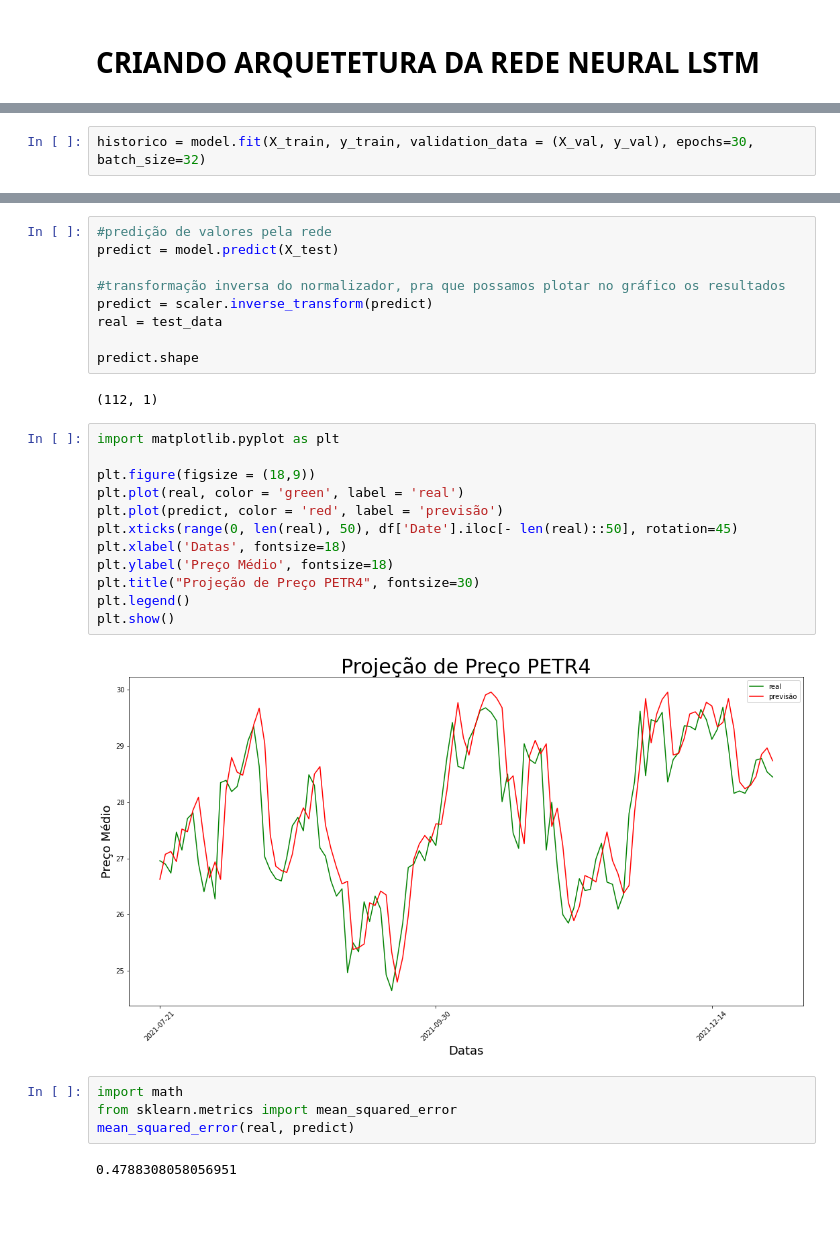
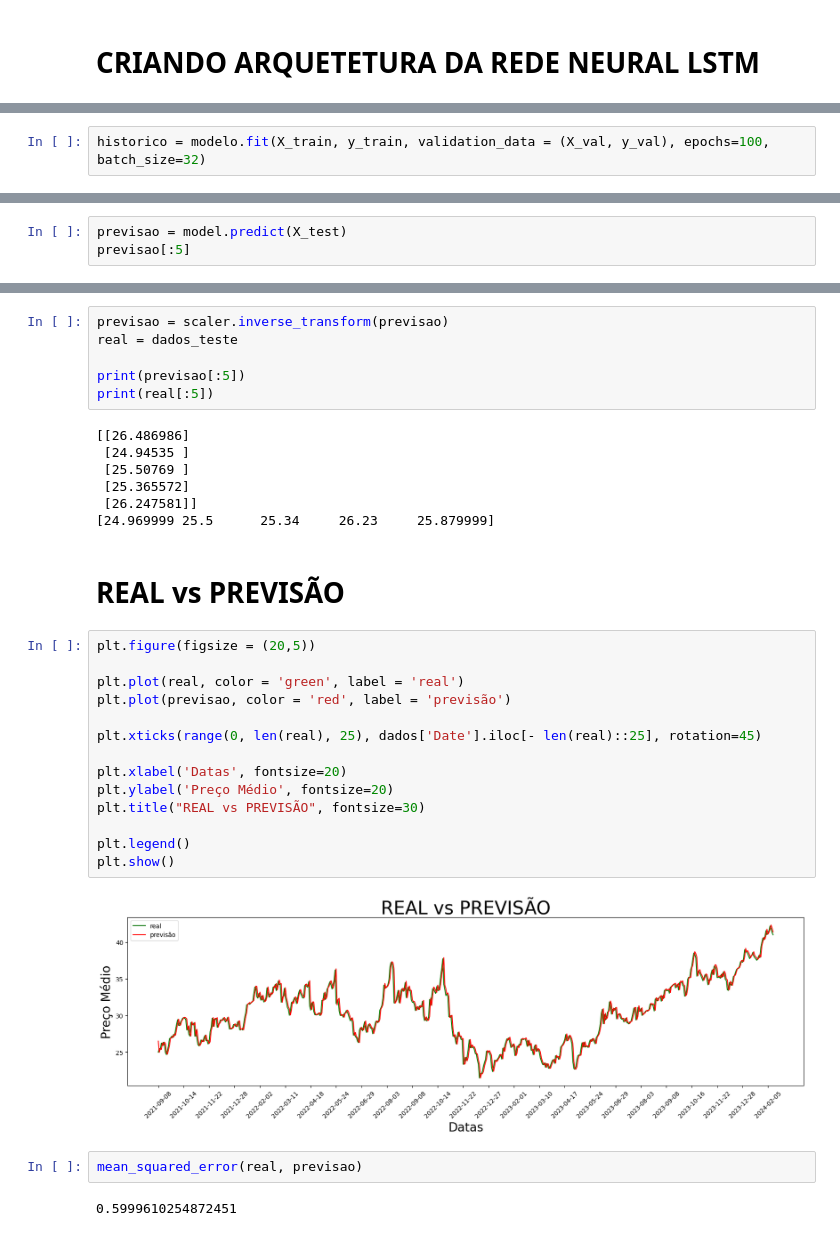
Before and after one commit to GabrielMaurinaAmaral/Rede_Neural, a Jupyter notebook: 8_Redes_Neurais_Recorrentes/LSTM_2_Camadas.ipynb, the cells around one changed output, grey strips where cells are left out. Cells and saved outputs as stored; diff of their text form; blank space fills up the shorter version.

Commit message:
PASTA REDE NEURAL RECUPERADA

```diff
--- a/8_Redes_Neurais_Recorrentes/LSTM_2_Camadas.ipynb
+++ b/8_Redes_Neurais_Recorrentes/LSTM_2_Camadas.ipynb
@@ -198,3 +201,3 @@ _________________________________________________________________
 # %%
-historico = model.fit(X_train, y_train, validation_data = (X_val, y_val), epochs=30, batch_size=32)
+historico = modelo.fit(X_train, y_train, validation_data = (X_val, y_val), epochs=100, batch_size=32)
 # %% [output]
@@ -226,0 +232,3 @@ plt.legend()
+# %%
+previsao = model.predict(X_test)
+previsao[:5]
@@ -227,32 +242,36 @@ plt.legend()
 # %%
-#predição de valores pela rede
-predict = model.predict(X_test)
+previsao = scaler.inverse_transform(previsao)
+real = dados_teste
 
-#transformação inversa do normalizador, pra que possamos plotar no gráfico os resultados
-predict = scaler.inverse_transform(predict)
-real = test_data
-
-predict.shape
+print(previsao[:5])
+print(real[:5])
 # %% [output]
-(112, 1)
+[[26.486986]
+ [24.94535 ]
+ [25.50769 ]
+ [25.365572]
+ [26.247581]]
+[24.969999 25.5      25.34     26.23     25.879999]
+# %% [markdown]
+# REAL vs PREVISÃO
 # %%
-import matplotlib.pyplot as plt
+plt.figure(figsize = (20,5))
 
-plt.figure(figsize = (18,9))
 plt.plot(real, color = 'green', label = 'real')
-plt.plot(predict, color = 'red', label = 'previsão')
-plt.xticks(range(0, len(real), 50), df['Date'].iloc[- len(real)::50], rotation=45)
-plt.xlabel('Datas', fontsize=18)
-plt.ylabel('Preço Médio', fontsize=18)
-plt.title("Projeção de Preço PETR4", fontsize=30)
+plt.plot(previsao, color = 'red', label = 'previsão')
+
+plt.xticks(range(0, len(real), 25), dados['Date'].iloc[- len(real)::25], rotation=45)
+
+plt.xlabel('Datas', fontsize=20)
+plt.ylabel('Preço Médio', fontsize=20)
+plt.title("REAL vs PREVISÃO", fontsize=30)
+
 plt.legend()
 plt.show()
 # %% [output]
-[figure, old version]
+[figure, new version]
 # %%
-import math
-from sklearn.metrics import mean_squared_error
-mean_squared_error(real, predict)
+mean_squared_error(real, previsao)
 # %% [output]
-0.4788308058056951
+0.5999610254872451
 # %% [markdown]
```
Also changed, not shown: parts of 19 cells of this notebook, 12 other files.
